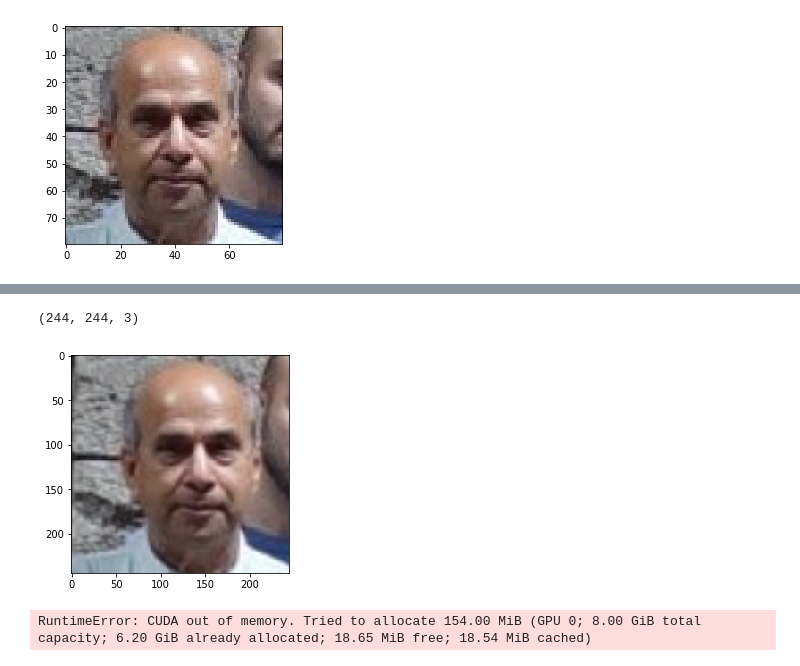
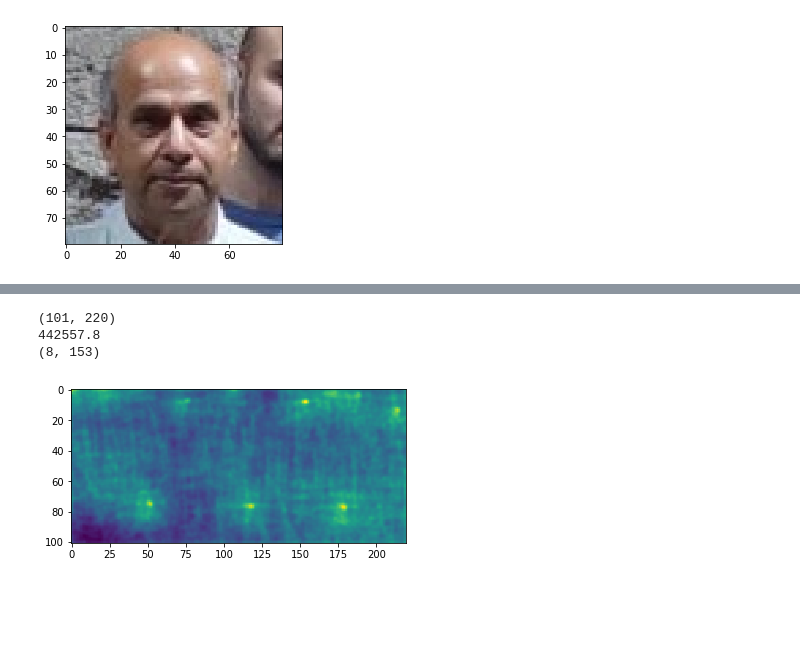
Before and after one commit to AlexTintin/Face_Recognition_CV_Project, a Jupyter notebook: Dugan/VGGFace2-pytorch-master/Untitled.ipynb, the cells around one changed output, grey strips where cells are left out. Cells and saved outputs as stored; diff of their text form; code cells hidden in the pictures; blank space fills up the shorter version.

```diff
--- a/Dugan/VGGFace2-pytorch-master/Untitled.ipynb
+++ b/Dugan/VGGFace2-pytorch-master/Untitled.ipynb
@@ -167,9 +168,2 @@ plt.imshow(target)
-# %%
-ex = target[270:514,2190:2434]
-plt.imshow(ex)
-print(ex.shape)
-# %% [output]
-(244, 244, 3)
-[figure, removed]
 # %%
 feat_gen = nn.Sequential(*list(model.children())[:-4])
@@ -176,5 +173,17 @@ feat_gen = nn.Sequential(*list(model.children())[:-4])
 # %%
-face_features   = FeatureGeneration(feat_gen,[[shah]])
-search_features = FeatureGeneration(feat_gen,[[target]])
+face_features   = FeatureGeneration(feat_gen,[[shah]])[0]
+search_features = FeatureGeneration(feat_gen,[[target]])[0]
-# %% [output]
-RuntimeError: CUDA out of memory. Tried to allocate 154.00 MiB (GPU 0; 8.00 GiB total capacity; 6.20 GiB already allocated; 18.65 MiB free; 18.54 MiB cached)
+# %%
+output = (F.conv2d(search_features, face_features).squeeze(0)).squeeze(0).detach().cpu().numpy()
+# %%
+print(output.shape)
+plt.imshow(output)
+print(np.amax(output))
+pos = np.argmax(output)
+idx = (pos // 220), (pos%220)
+print(idx)
+# %% [output]
+(101, 220)
+442557.8
+(8, 153)
+[figure, added]
```
Also changed, not shown: parts of 2 cells of this notebook.
